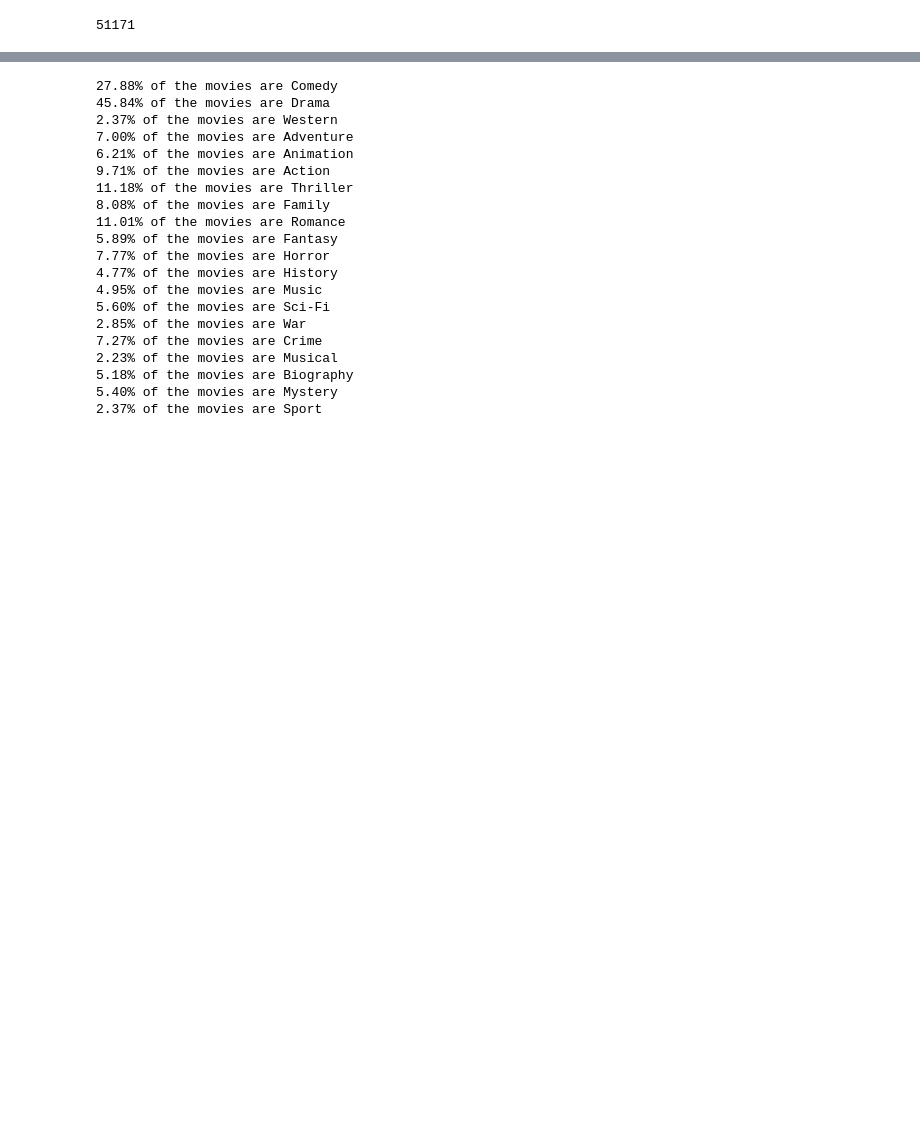
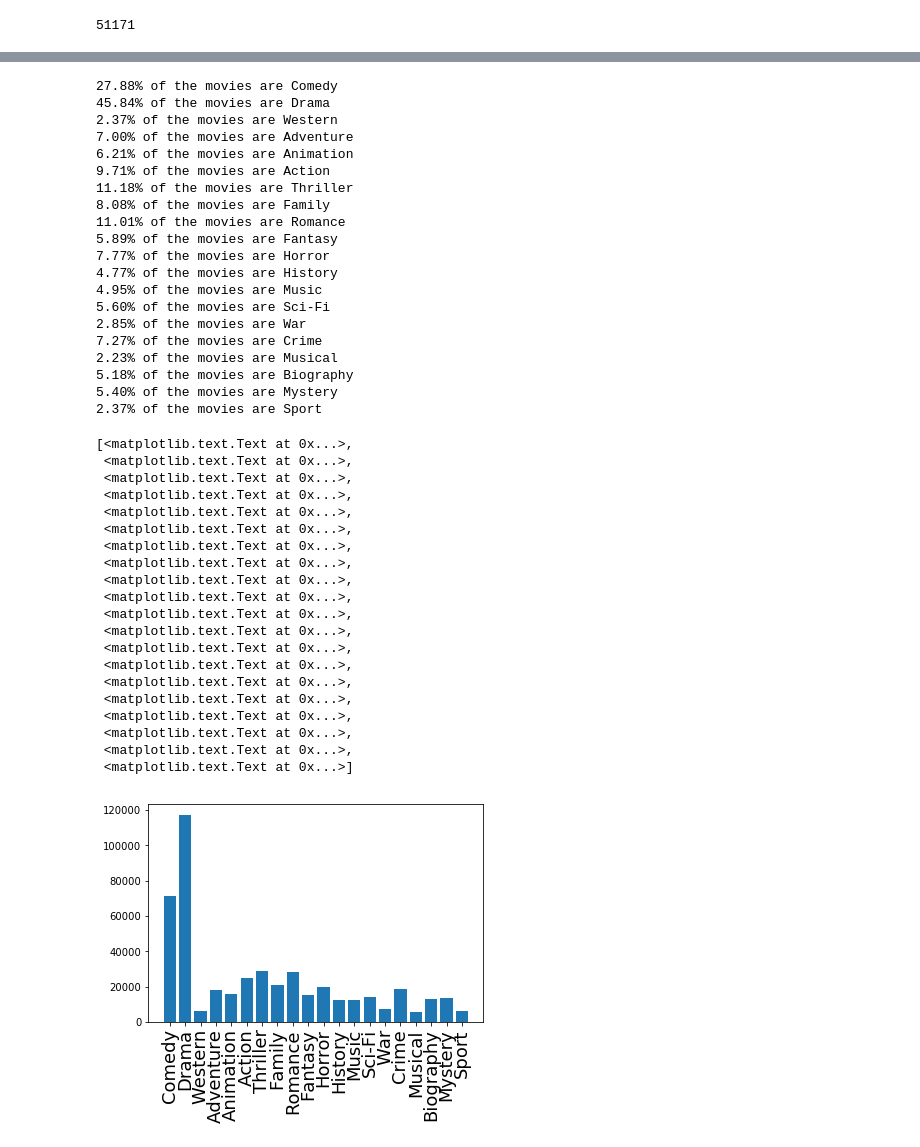
Before and after one commit to sharadv99/w266-Final-Proj, a Jupyter notebook: Initial_Analysis.ipynb, the cells around one changed output, grey strips where cells are left out. Saved outputs shown, nothing was run; the diff lists cells and outputs as text; code cells hidden in the pictures; blank space fills up the shorter version.

```diff
--- a/Initial_Analysis.ipynb
+++ b/Initial_Analysis.ipynb
@@ -63,24 +88,53 @@ count_val_series = full_data.apply(lambda row: dict_count(row), axis = 1)
 # %%
+#Count num of movies per genre
 for key,val in count_dict.items():
     print("{:0.2f}% of the movies are {}".format(100*val/len(full_data), key))
+
+
+
+fig, ax = plt.subplots(1,1)
+ax.bar(range(len(count_dict.keys())), list(count_dict.values()))
+ax.set_xticks(range(len(count_dict.keys())))
+ax.set_xticklabels(list(count_dict.keys()), rotation='vertical', fontsize=18)
 # %% [output]
 27.88% of the movies are Comedy
 45.84% of the movies are Drama
 2.37% of the movies are Western
 7.00% of the movies are Adventure
 6.21% of the movies are Animation
 9.71% of the movies are Action
 11.18% of the movies are Thriller
 8.08% of the movies are Family
 11.01% of the movies are Romance
 5.89% of the movies are Fantasy
 7.77% of the movies are Horror
 4.77% of the movies are History
 4.95% of the movies are Music
 5.60% of the movies are Sci-Fi
 2.85% of the movies are War
 7.27% of the movies are Crime
 2.23% of the movies are Musical
 5.18% of the movies are Biography
 5.40% of the movies are Mystery
 2.37% of the movies are Sport
+[<matplotlib.text.Text at 0x...>,
+ <matplotlib.text.Text at 0x...>,
+ <matplotlib.text.Text at 0x...>,
+ <matplotlib.text.Text at 0x...>,
+ <matplotlib.text.Text at 0x...>,
+ <matplotlib.text.Text at 0x...>,
+ <matplotlib.text.Text at 0x...>,
+ <matplotlib.text.Text at 0x...>,
+ <matplotlib.text.Text at 0x...>,
+ <matplotlib.text.Text at 0x...>,
+ <matplotlib.text.Text at 0x...>,
+ <matplotlib.text.Text at 0x...>,
+ <matplotlib.text.Text at 0x...>,
+ <matplotlib.text.Text at 0x...>,
+ <matplotlib.text.Text at 0x...>,
+ <matplotlib.text.Text at 0x...>,
+ <matplotlib.text.Text at 0x...>,
+ <matplotlib.text.Text at 0x...>,
+ <matplotlib.text.Text at 0x...>,
+ <matplotlib.text.Text at 0x...>]
+[figure, added]
```
Also changed, not shown: parts of 7 cells of this notebook.
